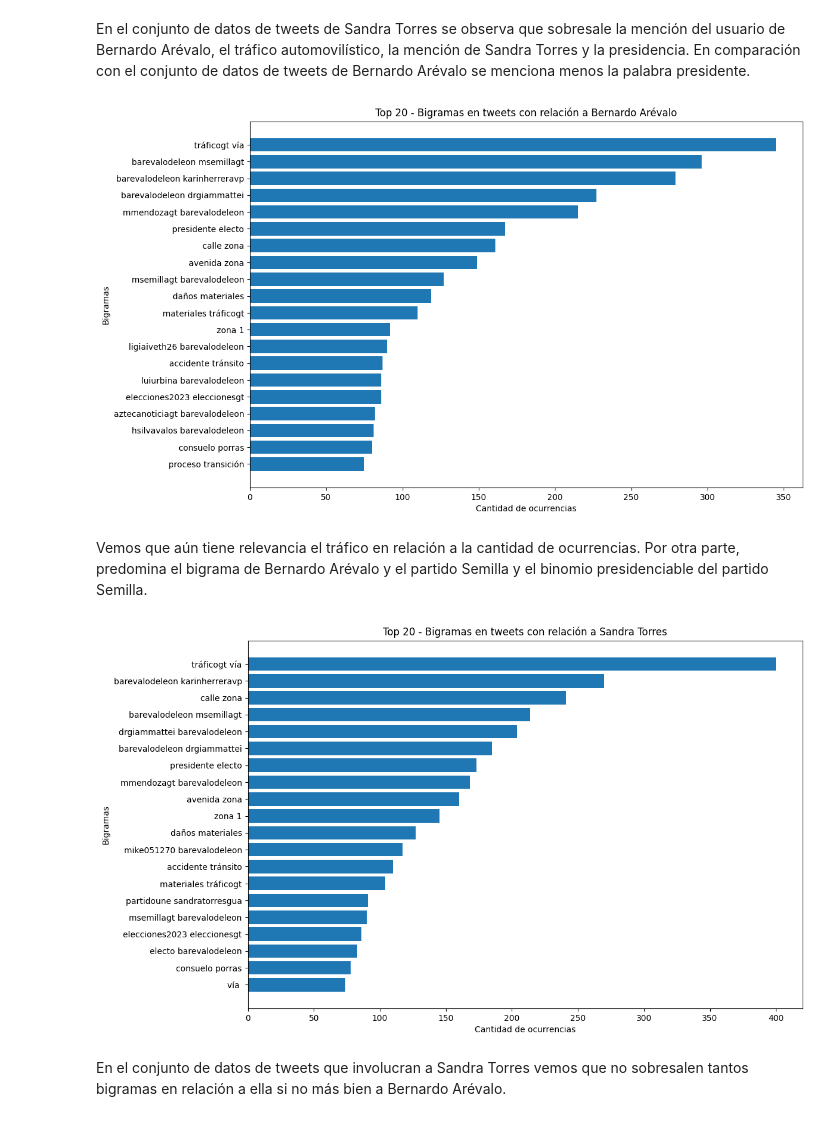
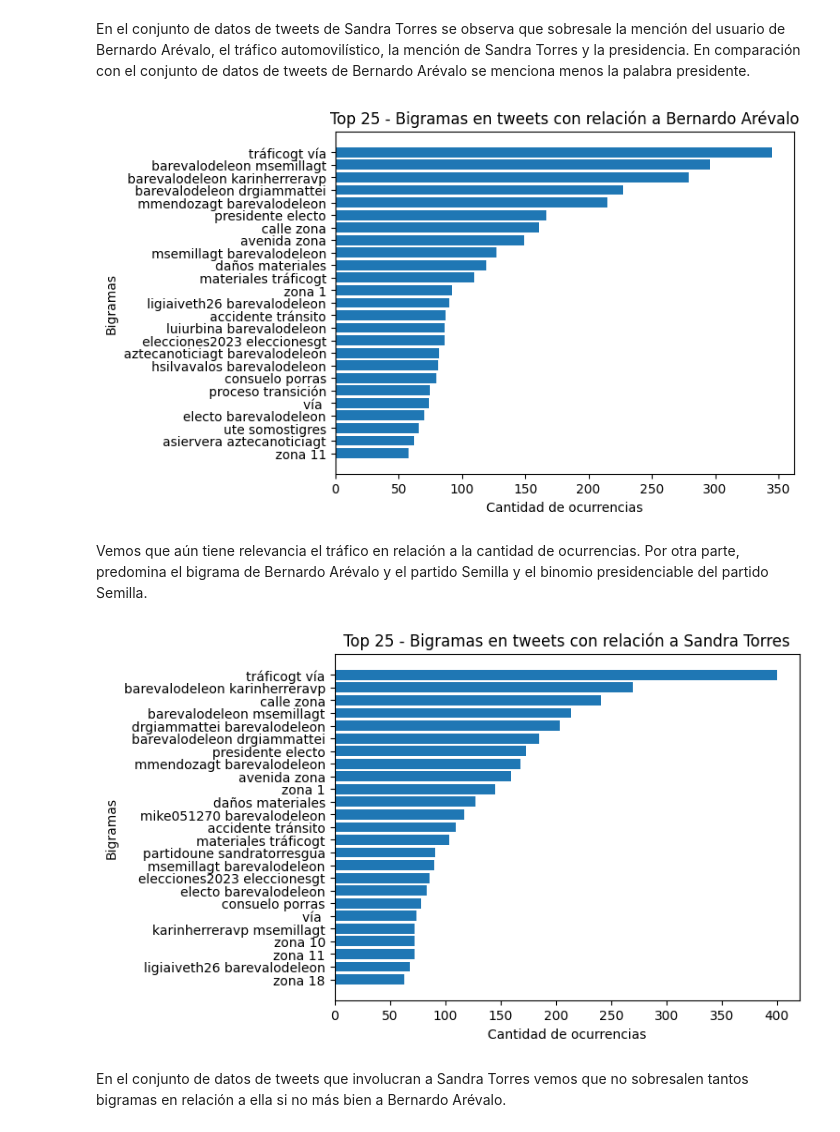
Before and after one commit to guillermoSb/datascience_laboratorio6, a Jupyter notebook: Problema2.ipynb, the cells around one changed output. Cells and saved outputs as stored; diff of their text form; code cells hidden in the pictures.

```diff
--- a/Problema2.ipynb
+++ b/Problema2.ipynb
@@ -143,39 +143,35 @@ En el conjunto de datos de tweets de Sandra Torres se observa que sobresale la m
 # %%
 bigrams_bernardo = list(nltk.bigrams(tweet_words_bernardo))
 bigram_freq_bernardo = nltk.FreqDist(bigrams_bernardo)
-top_bigrams_bernardo = bigram_freq_bernardo.most_common(20)
+top_bigrams_bernardo = bigram_freq_bernardo.most_common(25)
+bigrams_b = [' '.join(bigram) for bigram, freq in top_bigrams_bernardo]
+freq_b = [freq for bigram, freq in top_bigrams_bernardo]
 
-bigram_labels, counts = zip(*top_bigrams_bernardo)
-bigram_strings = [' '.join(t) for t in bigram_labels]
-
-plt.figure(figsize=(12,8))
-plt.barh(bigram_strings, counts)
+plt.barh(bigrams_b, freq_b)
 plt.xlabel('Cantidad de ocurrencias')
 plt.ylabel('Bigramas')
-plt.title('Top 20 - Bigramas en tweets con relación a Bernardo Arévalo')
+plt.title('Top 25 - Bigramas en tweets con relación a Bernardo Arévalo')
 plt.gca().invert_yaxis()
 plt.show()
 # %% [output]
-[figure, old version]
+[figure, new version]
 # %% [markdown]
 Vemos que aún tiene relevancia el tráfico en relación a la cantidad de ocurrencias. Por otra parte, predomina el bigrama de Bernardo Arévalo y el partido Semilla y el binomio presidenciable del partido Semilla.
 # %%
 bigrams_sandra = list(nltk.bigrams(tweet_words_sandra))
 bigram_freq_sandra = nltk.FreqDist(bigrams_sandra)
-top_bigrams_sandra = bigram_freq_sandra.most_common(20)
+top_bigrams_sandra = bigram_freq_sandra.most_common(25)
+bigrams_s = [' '.join(bigram) for bigram, freq in top_bigrams_sandra]
+freq_s = [freq for bigram, freq in top_bigrams_sandra]
 
-bigram_labels, counts = zip(*top_bigrams_sandra)
-bigram_strings = [' '.join(t) for t in bigram_labels]
-
-plt.figure(figsize=(12,8))
-plt.barh(bigram_strings, counts)
+plt.barh(bigrams_s, freq_s)
 plt.xlabel('Cantidad de ocurrencias')
 plt.ylabel('Bigramas')
-plt.title('Top 20 - Bigramas en tweets con relación a Sandra Torres')
+plt.title('Top 25 - Bigramas en tweets con relación a Sandra Torres')
 plt.gca().invert_yaxis()
 plt.show()
 # %% [output]
-[figure, old version]
+[figure, new version]
 # %% [markdown]
 En el conjunto de datos de tweets que involucran a Sandra Torres vemos que no sobresalen tantos bigramas en relación a ella si no más bien a Bernardo Arévalo.
 # %%
```
Also changed, not shown: parts of 12 cells of this notebook.
